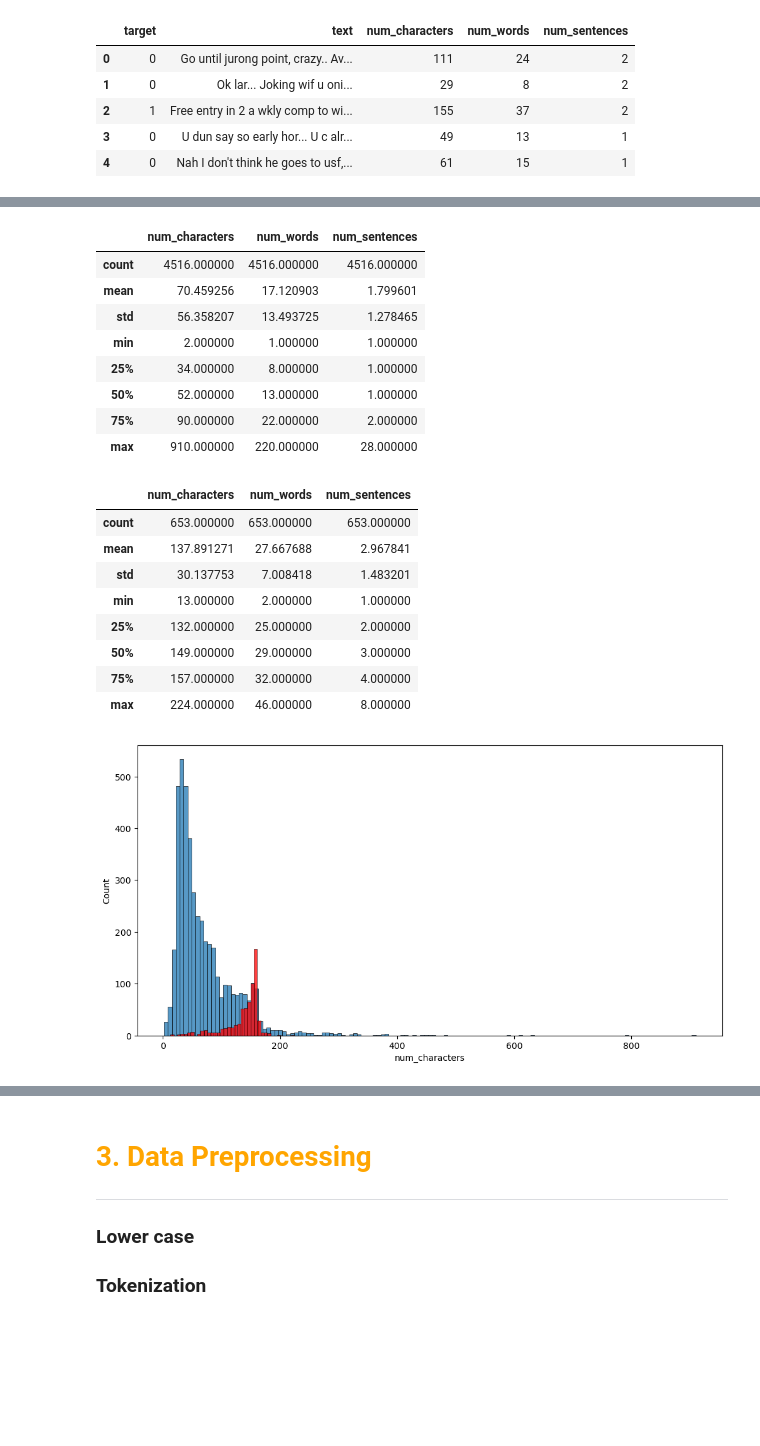
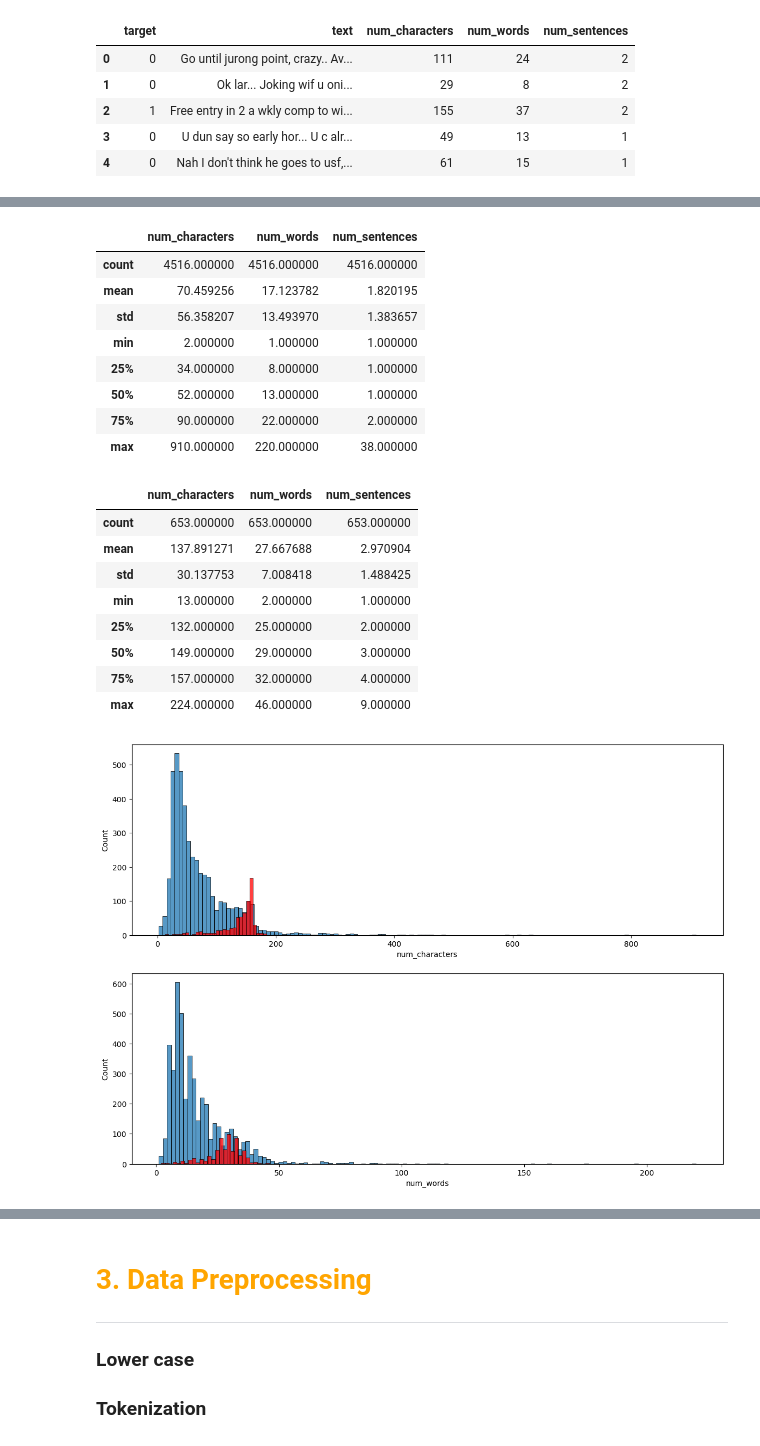
Before and after one commit to DarshanRokkad/Sms_Spam_Classification, a Jupyter notebook: notebooks/experiments.ipynb, the cells around one changed output, grey strips where cells are left out. Cells and saved outputs as stored; diff of their text form; code cells hidden in the pictures; blank space fills up the shorter version.

```diff
--- a/notebooks/experiments.ipynb
+++ b/notebooks/experiments.ipynb
@@ -4,7 +4,7 @@
 import numpy as np
 import pandas as pd
 # %%
-df = pd.read_csv("spam.csv", encoding = "ISO-8859-1")
+df = pd.read_csv("./dataset/spam.csv", encoding = "ISO-8859-1")
 # %%
 df.sample(5)
 # %% [output]
@@ -198,24 +166,24 @@ df[df['target'] == 0][['num_characters','num_words','num_sentences']].describe()
 # %% [output]
 |  | num_characters | num_words | num_sentences |
 | count | 4516.000000 | 4516.000000 | 4516.000000 |
-| mean | 70.459256 | 17.120903 | 1.799601 |
-| std | 56.358207 | 13.493725 | 1.278465 |
+| mean | 70.459256 | 17.123782 | 1.820195 |
+| std | 56.358207 | 13.493970 | 1.383657 |
 | min | 2.000000 | 1.000000 | 1.000000 |
 | 25% | 34.000000 | 8.000000 | 1.000000 |
 | 50% | 52.000000 | 13.000000 | 1.000000 |
 | 75% | 90.000000 | 22.000000 | 2.000000 |
-| max | 910.000000 | 220.000000 | 28.000000 |
+| max | 910.000000 | 220.000000 | 38.000000 |
 # %%
 # describing only spam
 df[df['target'] == 1][['num_characters','num_words','num_sentences']].describe()
 # %% [output]
 |  | num_characters | num_words | num_sentences |
 | count | 653.000000 | 653.000000 | 653.000000 |
-| mean | 137.891271 | 27.667688 | 2.967841 |
-| std | 30.137753 | 7.008418 | 1.483201 |
+| mean | 137.891271 | 27.667688 | 2.970904 |
+| std | 30.137753 | 7.008418 | 1.488425 |
 | min | 13.000000 | 2.000000 | 1.000000 |
 | 25% | 132.000000 | 25.000000 | 2.000000 |
 | 50% | 149.000000 | 29.000000 | 3.000000 |
 | 75% | 157.000000 | 32.000000 | 4.000000 |
-| max | 224.000000 | 46.000000 | 8.000000 |
+| max | 224.000000 | 46.000000 | 9.000000 |
 # %%
@@ -223,10 +190,18 @@ df[df['target'] == 1][['num_characters','num_words','num_sentences']].describe()
 import seaborn as sns
 # %%
 # number of character analysics on ham and then spam
-plt.figure(figsize=(12,6))
+plt.figure(figsize=(14,10))
+
+plt.subplot(2, 1, 1)
 sns.histplot(df[df['target'] == 0]['num_characters'])
 sns.histplot(df[df['target'] == 1]['num_characters'],color='red')
+
+plt.subplot(2, 1, 2)
+sns.histplot(df[df['target'] == 0]['num_words'])
+sns.histplot(df[df['target'] == 1]['num_words'],color='red')
+
 plt.show()
-# average number of characters used in spam is more than ham
+
+# observation : average number of characters and number of words used in spam is more than ham
 # %% [output]
-[figure, old version]
+[figure, new version]
```
Also changed, not shown: parts of 41 cells of this notebook, 1 other file.
